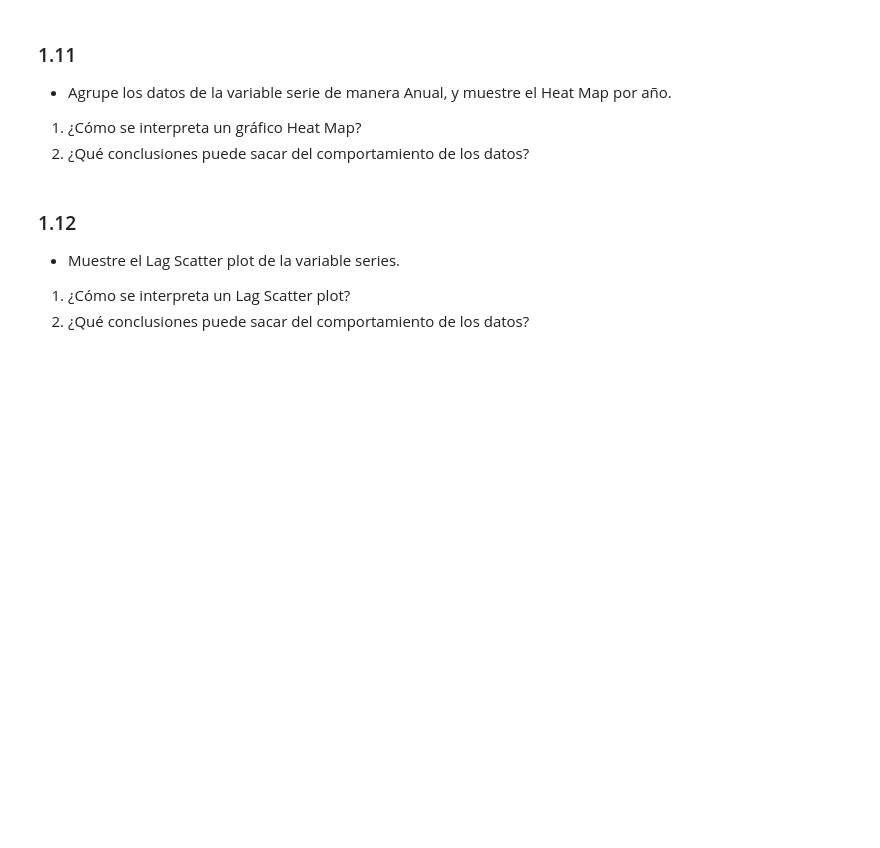
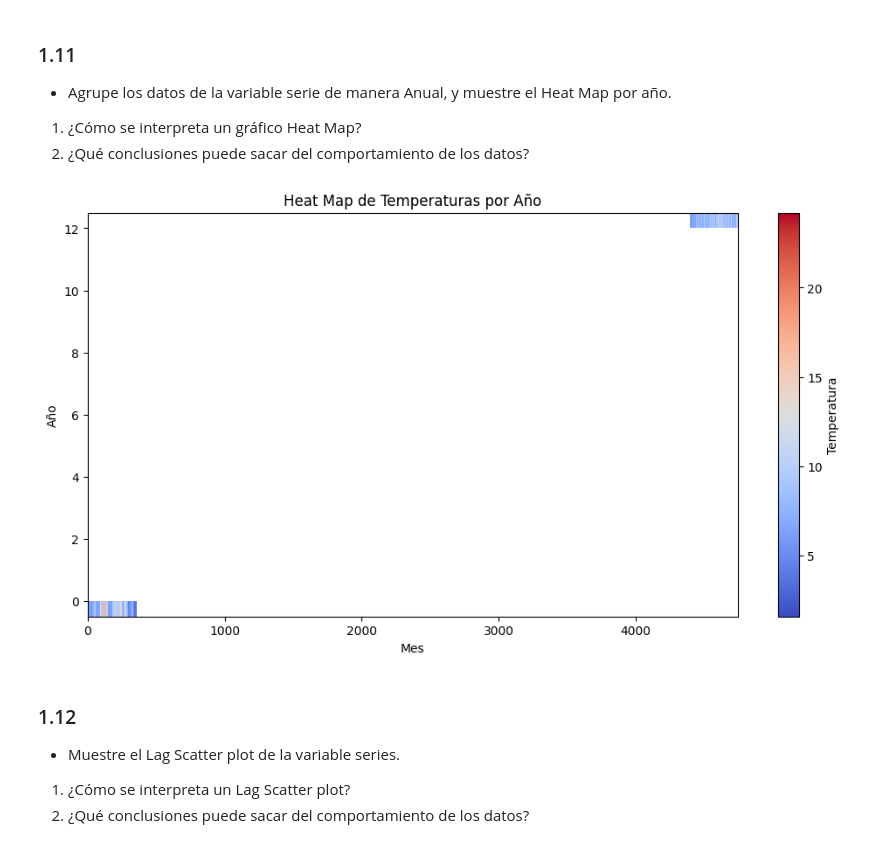
Before and after one commit to JeanPaulRF/Trabajos-IA, a Jupyter notebook: TP1/2023-2-Trabajo Practico_1.ipynb, the cells around one changed output. Saved outputs shown, nothing was run; the diff lists cells and outputs as text; code cells hidden in the pictures; blank space fills up the shorter version.

```diff
--- a/TP1/2023-2-Trabajo Practico_1.ipynb
+++ b/TP1/2023-2-Trabajo Practico_1.ipynb
@@ -278,6 +302,32 @@ lo que sugiere un cambio en las condiciones climáticas.
 - Agrupe los datos de la variable serie de manera Anual, y muestre el Heat Map por año.
 1. ¿Cómo se interpreta un gráfico Heat Map?
 1. ¿Qué conclusiones puede sacar del comportamiento de los datos?
+# %%
+import pandas as pd
+import matplotlib.pyplot as plt
+
+# Cargar los datos desde el archivo CSV (asegúrate de que el archivo TS_d_1.csv esté en el mismo directorio)
+series = pd.read_csv('TS_d_1.csv', header=0)
+
+# Asegurarse de que la columna 'fecha' esté en formato de fecha (si no lo está)
+series['fecha'] = pd.to_datetime(series['fecha'], format='%d/%m/%Y')
+
+# Crear una columna adicional para el año
+series['año'] = series['fecha'].dt.year
+
+# Crear un DataFrame pivotando los datos para tener años en el eje X y meses en el eje Y
+heatmap_data = series.pivot(index='año', columns='fecha', values='temperatura')
+
+# Crear un Heat Map de los datos
+plt.figure(figsize=(12, 6))
+plt.imshow(heatmap_data, cmap='coolwarm', aspect='auto', origin='lower')
+plt.xlabel('Mes')
+plt.ylabel('Año')
+plt.title('Heat Map de Temperaturas por Año')
+plt.colorbar(label='Temperatura')
+plt.show()
+# %% [output]
+[figure, added]
 # %% [markdown]
 ### 1.12
 - Muestre el Lag Scatter plot de la variable series.
```
Also changed, not shown: parts of 3 cells of this notebook.
